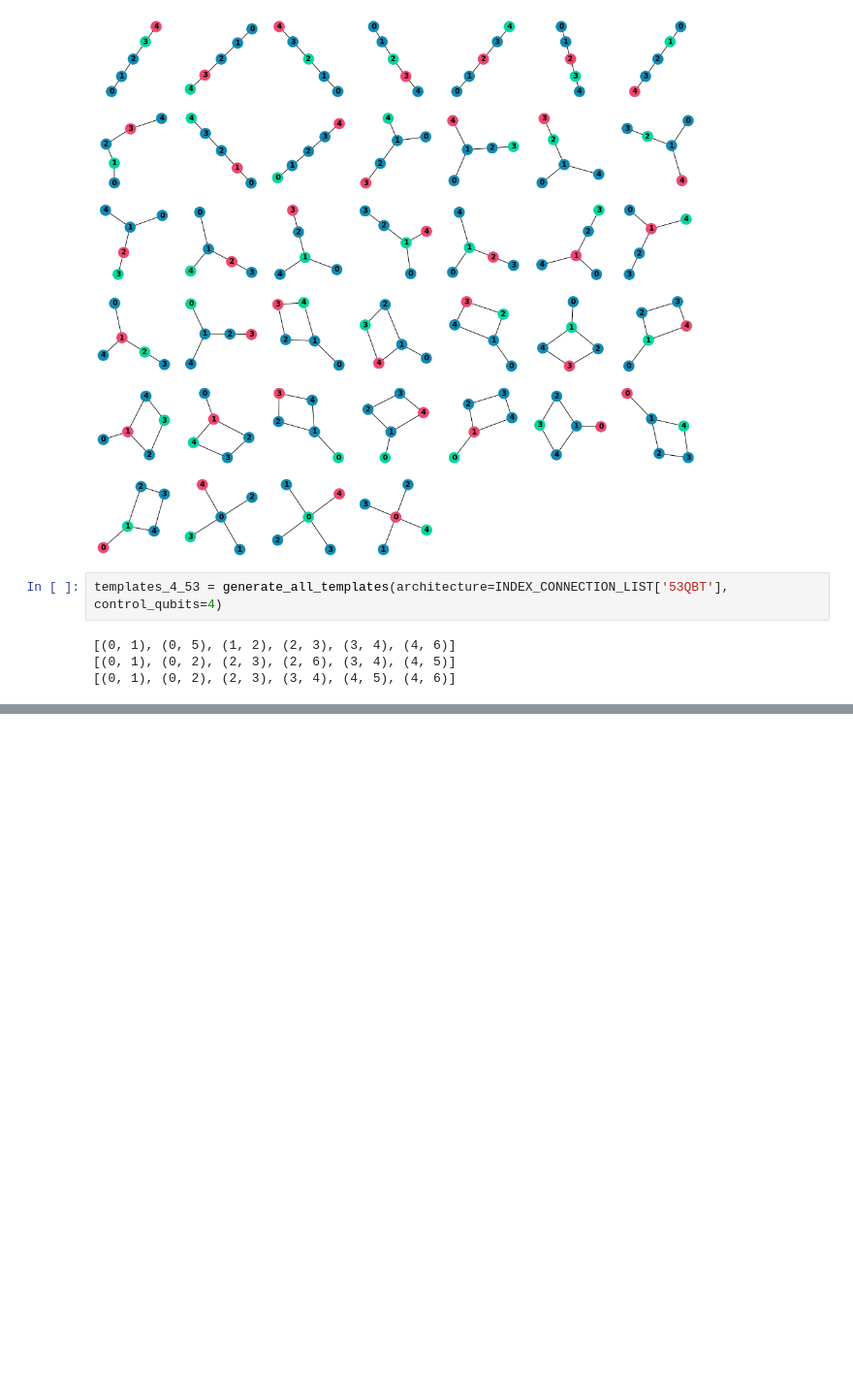
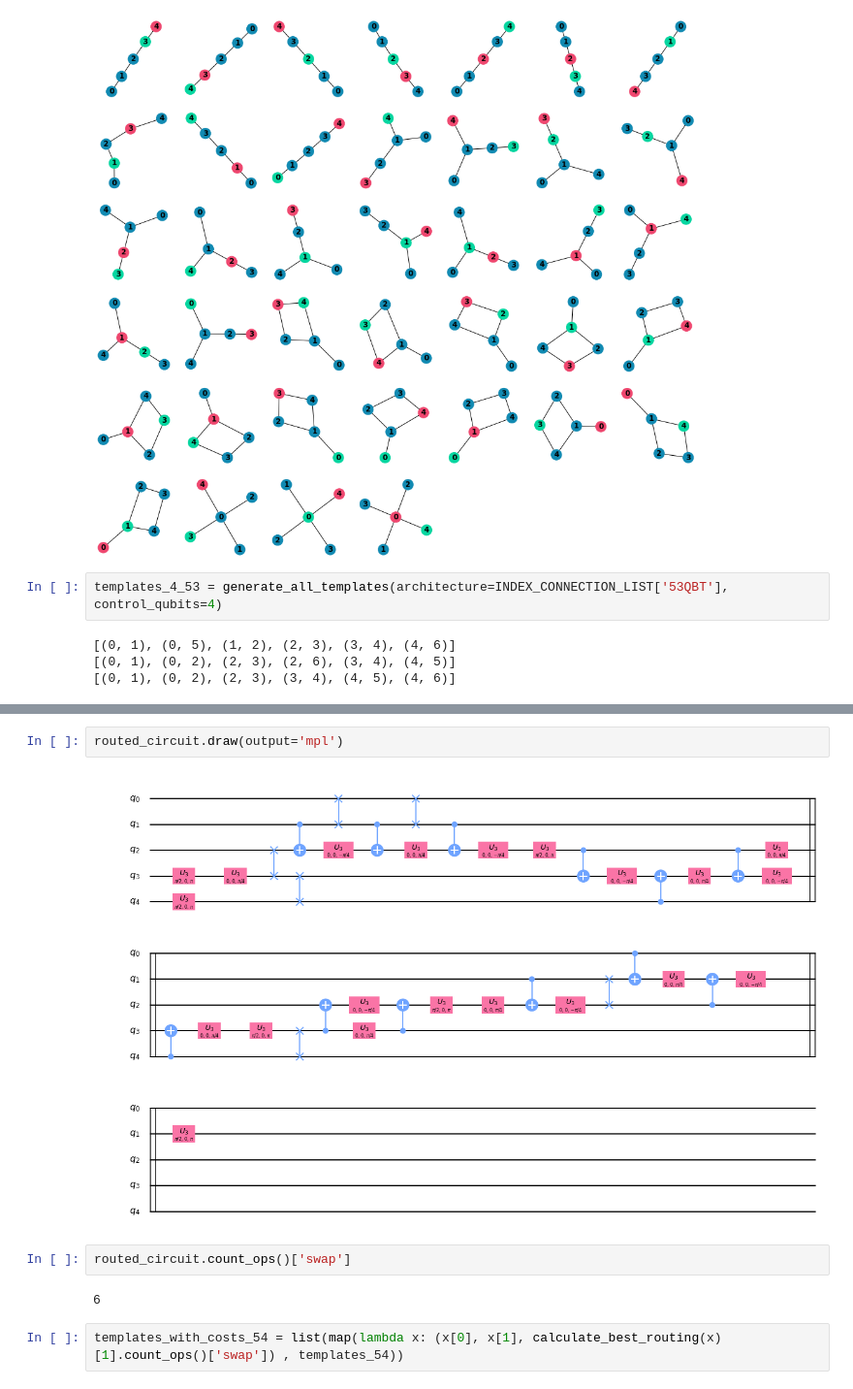
Before and after one commit to darkbtf/quantum-circuit-synthesis-experiments, a Jupyter notebook: Experiment - Different V-chain strategy.ipynb, the cells around one changed output, grey strips where cells are left out. Shown at 97% size. Cells and saved outputs as stored; diff of their text form; blank space fills up the shorter version.

```diff
--- a/Experiment - Different V-chain strategy.ipynb
+++ b/Experiment - Different V-chain strategy.ipynb
@@ -534,0 +595,10 @@ for control_qubits in range(6, 7):
+# %%
+routed_circuit.draw(output='mpl')
+# %% [output]
+[figure, added]
+# %%
+routed_circuit.count_ops()['swap']
+# %% [output]
+6
+# %%
+templates_with_costs_54 = list(map(lambda x: (x[0], x[1], calculate_best_routing(x)[1].count_ops()['swap']) , templates_54))
```
Also changed, not shown: parts of 17 cells of this notebook, 12 other files.
